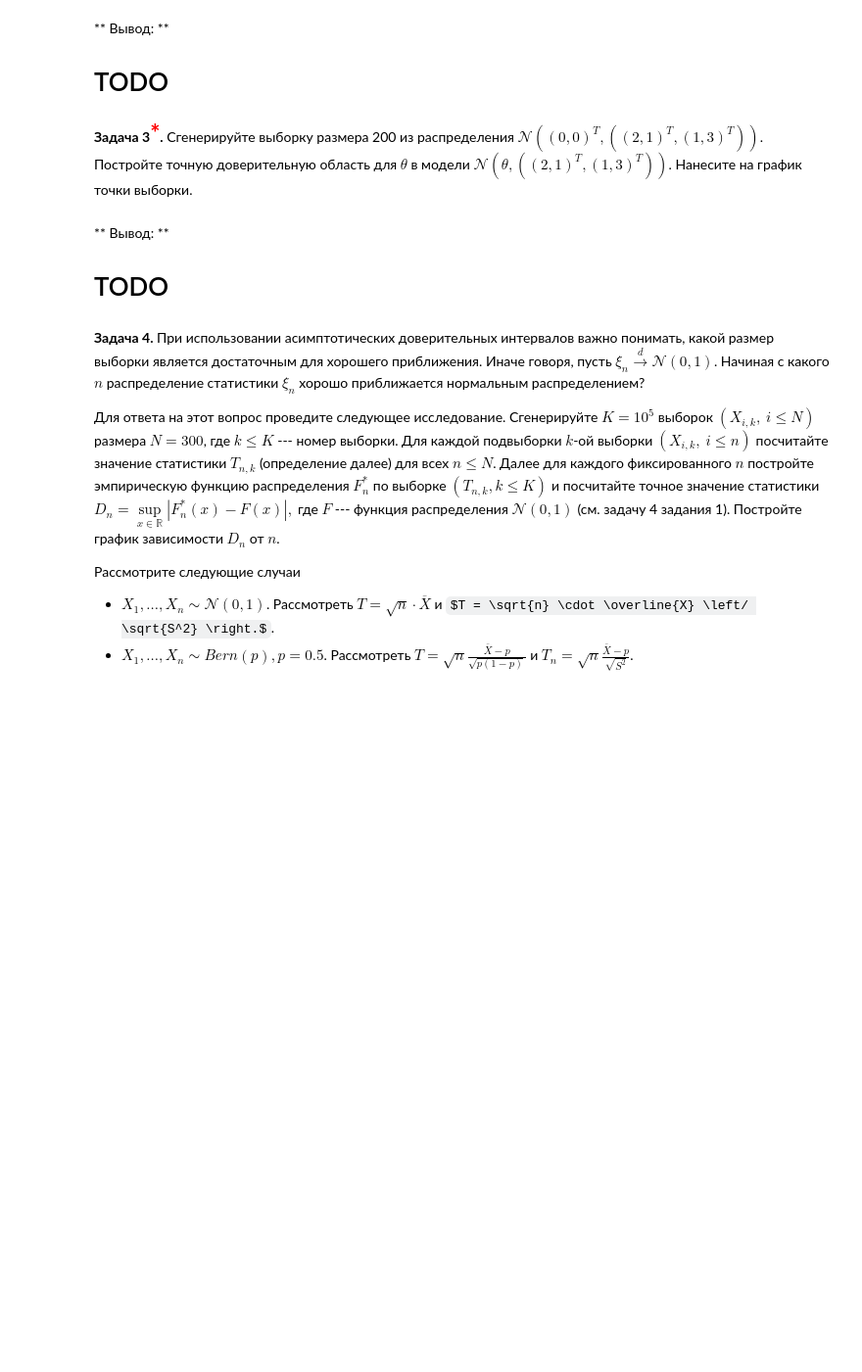
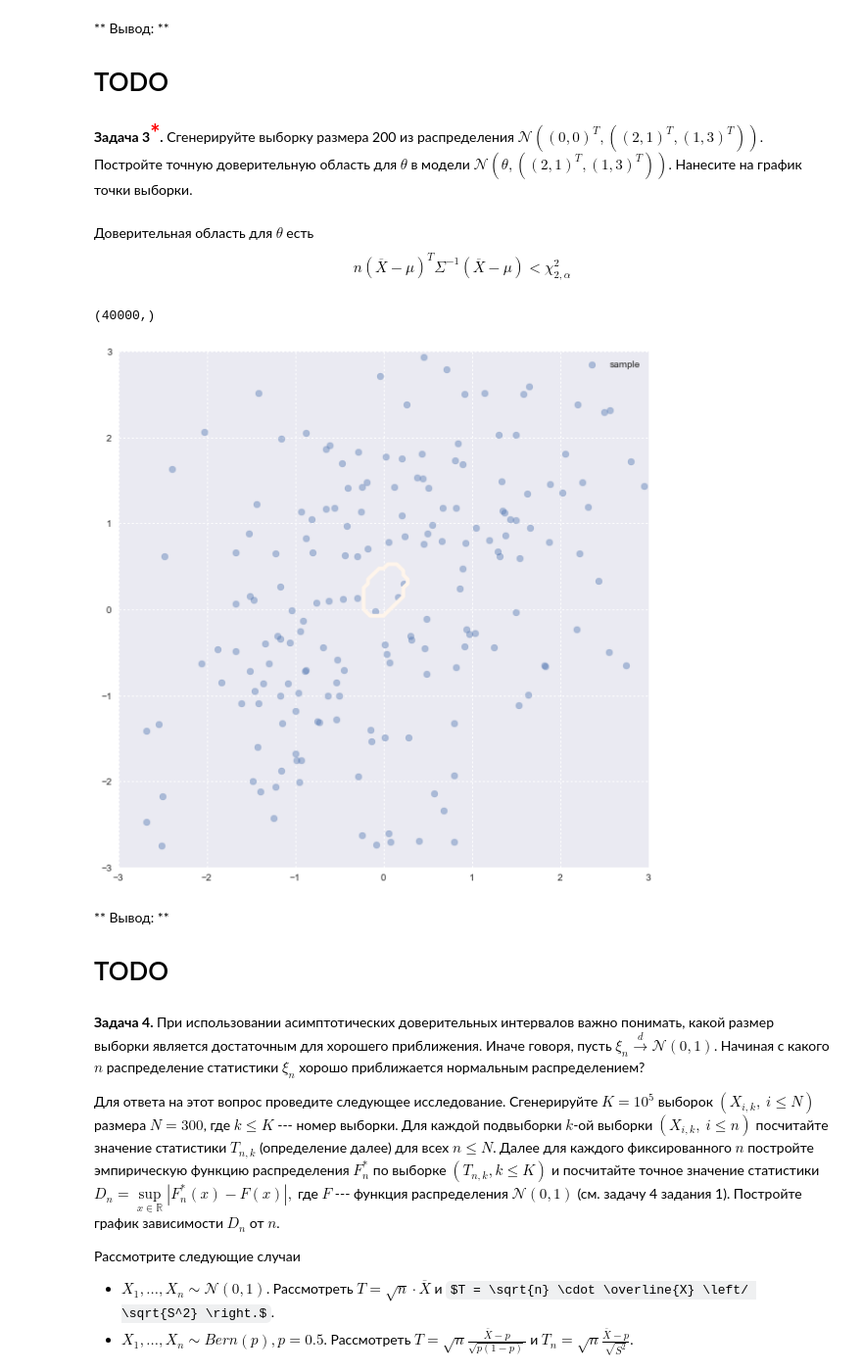
Before and after one commit to ArtemKupriyanov/MIPT-PROGRAMMING, a Jupyter notebook: Math-Stat/4_task/4.92.ipynb, the cells around one changed output. Shown at 98% size. Drawn from its saved outputs; the diff is of its cells as text; code cells hidden in the pictures; some formulas as TeX source; blank space fills up the shorter version.

```diff
--- a/Math-Stat/4_task/4.92.ipynb
+++ b/Math-Stat/4_task/4.92.ipynb
@@ -148,0 +153,2 @@ sample = sps.multivariate_normal(mean=[0, 0], cov=[[2, 1], [1, 3]]).rvs(size=200
+# %% [markdown]
+Доверительная область для $\theta$ есть $$ n (\overline{X} - \mu)^{T} \Sigma^{-1} (\overline{X} - \mu) <  \chi^2_{2, \alpha} $$
@@ -149,3 +163,27 @@ sample = sps.multivariate_normal(mean=[0, 0], cov=[[2, 1], [1, 3]]).rvs(size=200
+# %%
+cr = lambda mean: n * (mean_sample - mean).T @ inv_cov @ (mean_sample - mean) < chi_2_ppf
+# %%
+grid = np.mgrid[-5:5:0.05, -5:5:0.05]
+pos = np.empty(grid[0].shape + (2,))
+pos[:, :, 0] = grid[0]; pos[:, :, 1] = grid[1]
+conf_reg = np.array(list(map(lambda x, y: cr(np.array([x, y])),
+                             grid[0].reshape(-1), grid[1].reshape(-1))))
+# %%
+conf_reg.shape
+# %% [output]
+(40000,)
+# %%
+plt.figure(figsize=(10, 10))
+CS = plt.contour(grid[0], grid[1], conf_reg.reshape(grid[0].shape), 1, linewidths=4, cmap='Oranges')
+plt.clabel(CS, fontsize=14, inline=1)
+plt.scatter(sample[:, 0], sample[:, 1], alpha=0.4, label='sample')
+plt.legend()
+plt.grid(ls=':')
+plt.xlim((-3, 3))
+plt.ylim((-3, 3))
+plt.show()
+# %% [output]
+[figure, added]
 # %% [markdown]
 ** Вывод: **
 # TODO
```
Also changed, not shown: parts of 21 cells of this notebook.
